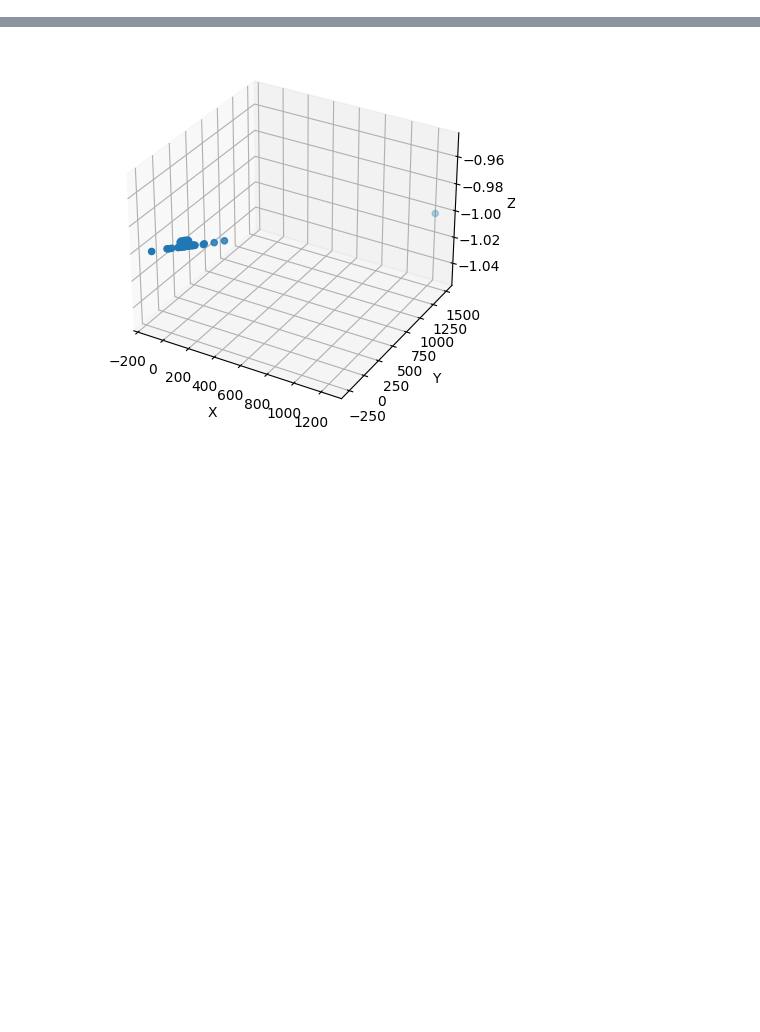
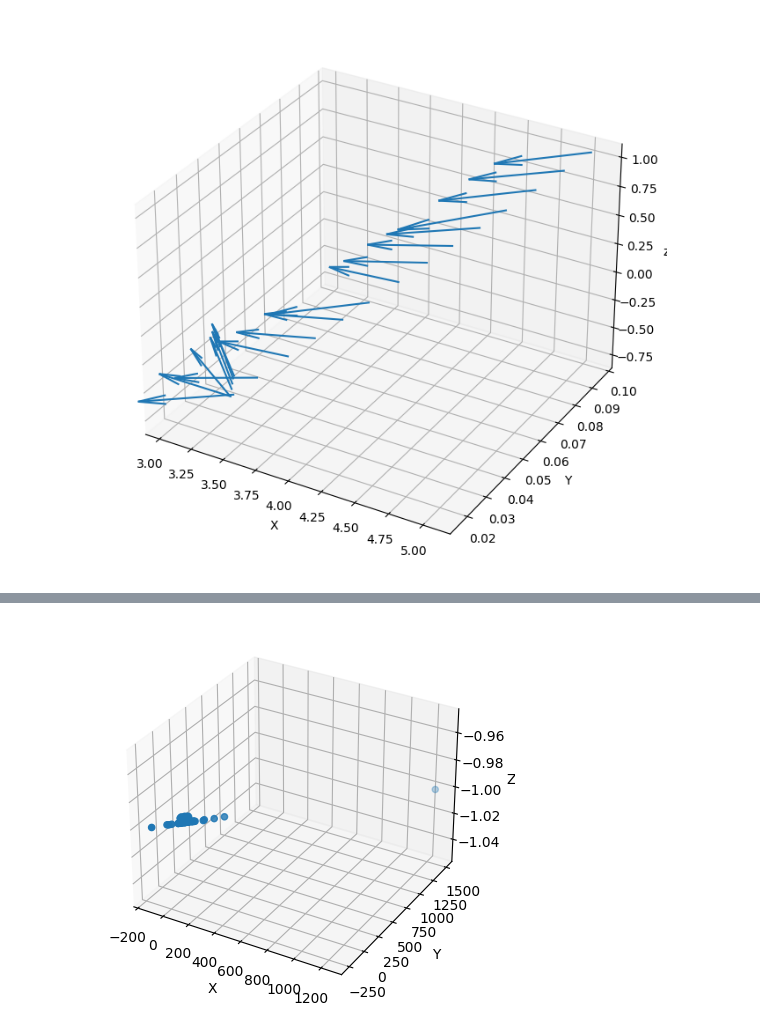
Before and after one commit to chunming1022/segmantic-in-nerf, a Jupyter notebook: w2c.ipynb, the cells around one changed output, grey strips where cells are left out. Cells and saved outputs as stored; diff of their text form; code cells hidden in the pictures; blank space fills up the shorter version.

```diff
--- a/w2c.ipynb
+++ b/w2c.ipynb
@@ -12,0 +39,20 @@ from tqdm import trange
+# %%
+#20 poses
+
+dirs = np.stack([np.sum([0, 0, -1] * pose[:3, :3], axis=-1) for pose in poses])
+origins = poses[:, :3, -1]
+
+ax = plt.figure(figsize=(12, 8)).add_subplot(projection='3d')
+_ = ax.quiver(
+  origins[..., 0].flatten(),
+  origins[..., 1].flatten(),
+  origins[..., 2].flatten(),
+  dirs[..., 0].flatten(),
+  dirs[..., 1].flatten(),
+  dirs[..., 2].flatten(), length=0.5, normalize=True)
+ax.set_xlabel('X')
+ax.set_ylabel('Y')
+ax.set_zlabel('z')
+plt.show()
+# %% [output]
+[figure, added]
```
Also changed, not shown: parts of 8 cells of this notebook.
